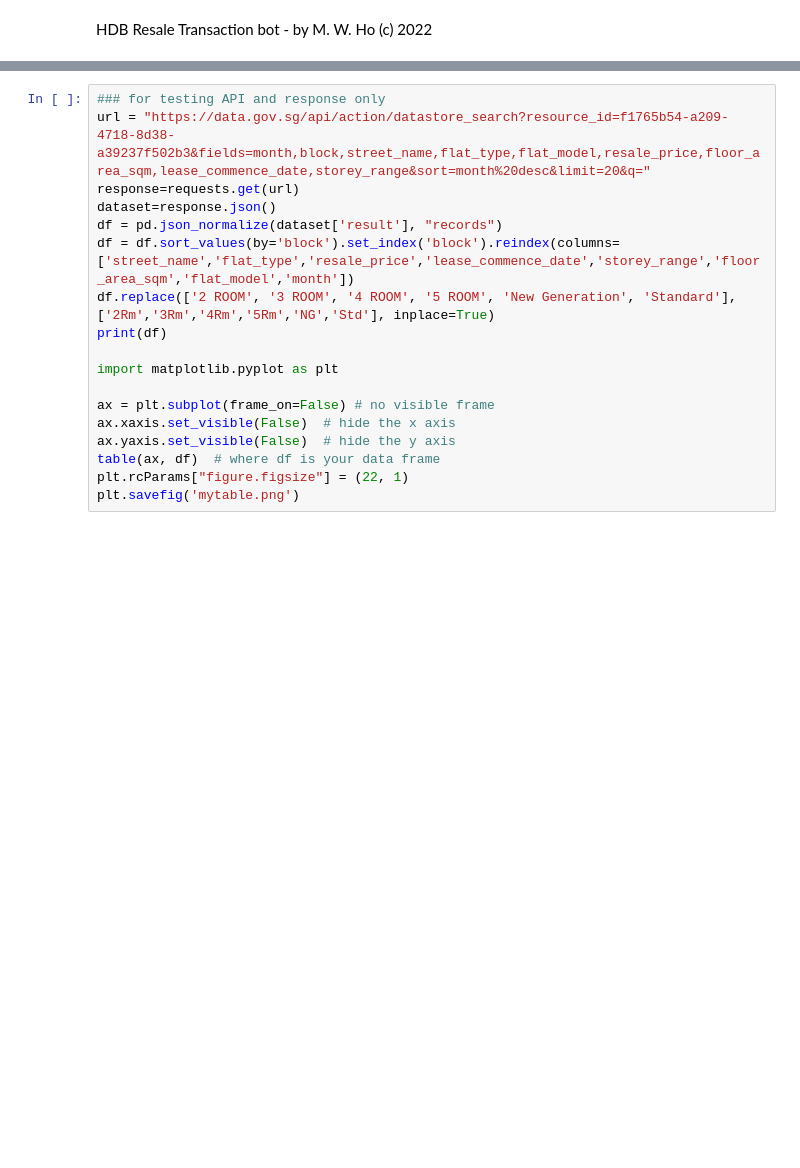
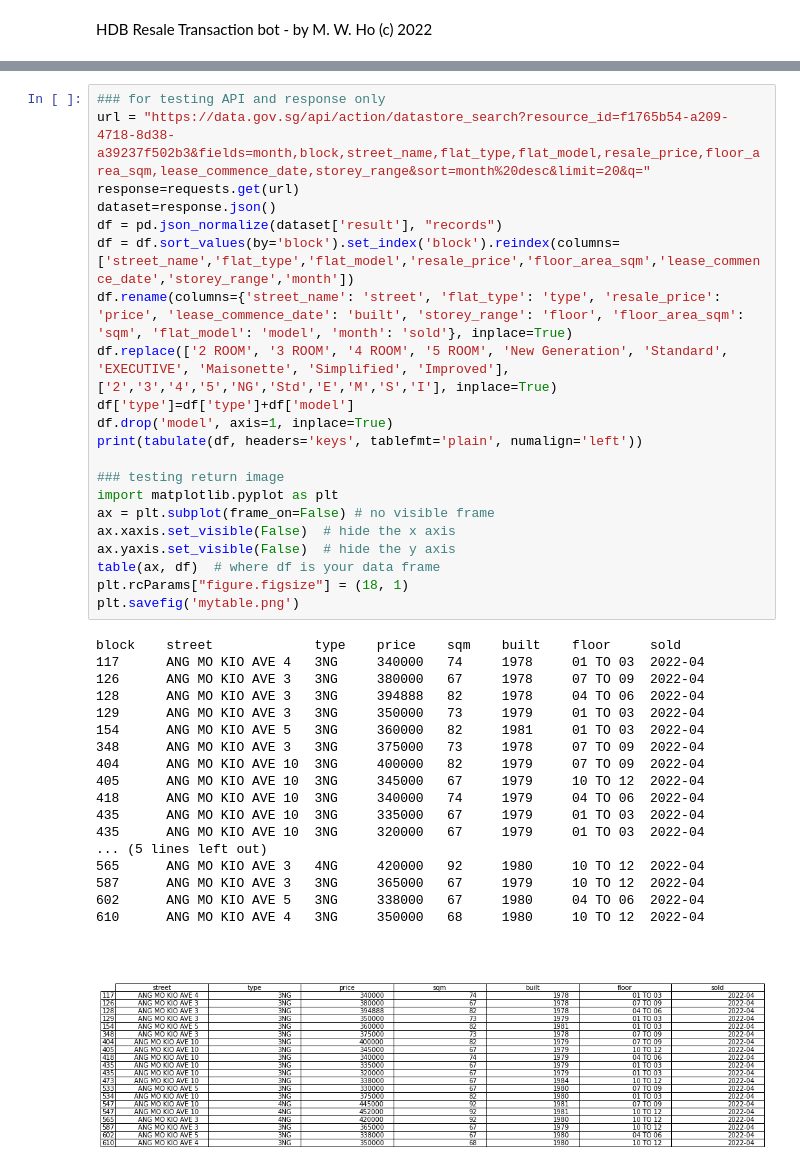
Before and after one commit to stormyCobra1199/showcase, a Jupyter notebook: resaleHDBpx.ipynb, the cells around one changed output, grey strips where cells are left out. Cells and saved outputs as stored; diff of their text form; blank space fills up the shorter version.

```diff
--- a/resaleHDBpx.ipynb
+++ b/resaleHDBpx.ipynb
@@ -75,21 +87,43 @@ def last30(update: Update, context: CallbackContext):
 # %%
 ### for testing API and response only
 url = "https://data.gov.sg/api/action/datastore_search?resource_id=f1765b54-a209-4718-8d38-a39237f502b3&fields=month,block,street_name,flat_type,flat_model,resale_price,floor_area_sqm,lease_commence_date,storey_range&sort=month%20desc&limit=20&q="
 response=requests.get(url)
 dataset=response.json()
 df = pd.json_normalize(dataset['result'], "records")
-df = df.sort_values(by='block').set_index('block').reindex(columns=['street_name','flat_type','resale_price','lease_commence_date','storey_range','floor_area_sqm','flat_model','month'])
-df.replace(['2 ROOM', '3 ROOM', '4 ROOM', '5 ROOM', 'New Generation', 'Standard'],['2Rm','3Rm','4Rm','5Rm','NG','Std'], inplace=True)
-print(df)
+df = df.sort_values(by='block').set_index('block').reindex(columns=['street_name','flat_type','flat_model','resale_price','floor_area_sqm','lease_commence_date','storey_range','month'])
+df.rename(columns={'street_name': 'street', 'flat_type': 'type', 'resale_price': 'price', 'lease_commence_date': 'built', 'storey_range': 'floor', 'floor_area_sqm': 'sqm', 'flat_model': 'model', 'month': 'sold'}, inplace=True)
+df.replace(['2 ROOM', '3 ROOM', '4 ROOM', '5 ROOM', 'New Generation', 'Standard', 'EXECUTIVE', 'Maisonette', 'Simplified', 'Improved'],['2','3','4','5','NG','Std','E','M','S','I'], inplace=True)
+df['type']=df['type']+df['model']
+df.drop('model', axis=1, inplace=True)
+print(tabulate(df, headers='keys', tablefmt='plain', numalign='left'))
 
+### testing return image
 import matplotlib.pyplot as plt
-
 ax = plt.subplot(frame_on=False) # no visible frame
 ax.xaxis.set_visible(False)  # hide the x axis
 ax.yaxis.set_visible(False)  # hide the y axis
 table(ax, df)  # where df is your data frame
-plt.rcParams["figure.figsize"] = (22, 1)
+plt.rcParams["figure.figsize"] = (18, 1)
 plt.savefig('mytable.png')
+# %% [output]
+block    street             type    price    sqm    built    floor     sold
+117      ANG MO KIO AVE 4   3NG     340000   74     1978     01 TO 03  2022-04
+126      ANG MO KIO AVE 3   3NG     380000   67     1978     07 TO 09  2022-04
+128      ANG MO KIO AVE 3   3NG     394888   82     1978     04 TO 06  2022-04
+129      ANG MO KIO AVE 3   3NG     350000   73     1979     01 TO 03  2022-04
+154      ANG MO KIO AVE 5   3NG     360000   82     1981     01 TO 03  2022-04
+348      ANG MO KIO AVE 3   3NG     375000   73     1978     07 TO 09  2022-04
+404      ANG MO KIO AVE 10  3NG     400000   82     1979     07 TO 09  2022-04
+405      ANG MO KIO AVE 10  3NG     345000   67     1979     10 TO 12  2022-04
+418      ANG MO KIO AVE 10  3NG     340000   74     1979     04 TO 06  2022-04
+435      ANG MO KIO AVE 10  3NG     335000   67     1979     01 TO 03  2022-04
+435      ANG MO KIO AVE 10  3NG     320000   67     1979     01 TO 03  2022-04
+... (5 lines left out)
+565      ANG MO KIO AVE 3   4NG     420000   92     1980     10 TO 12  2022-04
+587      ANG MO KIO AVE 3   3NG     365000   67     1979     10 TO 12  2022-04
+602      ANG MO KIO AVE 5   3NG     338000   67     1980     04 TO 06  2022-04
+610      ANG MO KIO AVE 4   3NG     350000   68     1980     10 TO 12  2022-04
+[figure, added]
 # %%
 ###
 from telegram.ext import CommandHandler
```
Also changed, not shown: parts of 3 cells of this notebook.
